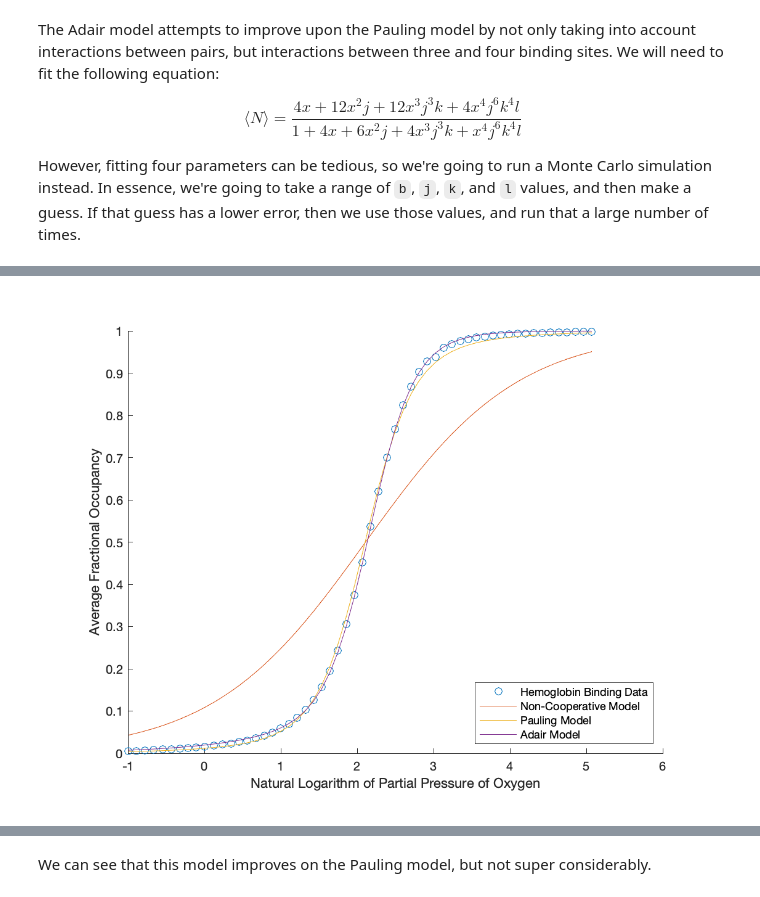
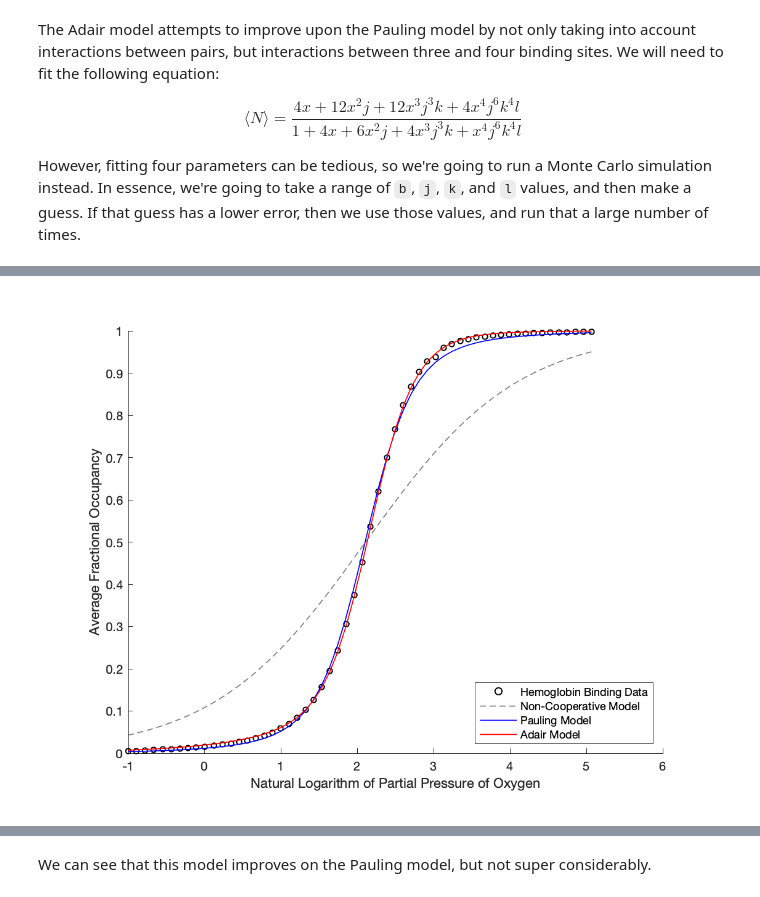
Before and after one commit to RandomKiddo/PolarisResearchProject, a Jupyter notebook: Project.ipynb, the cells around one changed output, grey strips where cells are left out. Saved outputs shown, nothing was run; the diff lists cells and outputs as text; code cells hidden in the pictures.

```diff
--- a/Project.ipynb
+++ b/Project.ipynb
@@ -341,17 +341,20 @@ best_l =
 # %%
-scatter(ln_ppo2, frac_occupancy)
+scatter(ln_ppo2, frac_occupancy, 20, "o", "LineWidth", 1)
 hold on
-plot(ln_ppo2, N)
-plot(ln_ppo2, N_coop)
-plot(ln_ppo2, N_adair)
+plot(ln_ppo2, N, "--", "LineWidth", .85)
+plot(ln_ppo2, N_coop, "LineWidth", .85)
+plot(ln_ppo2, N_adair, "LineWidth", .85)
 hold off
 xlabel("Natural Logarithm of Partial Pressure of Oxygen")
 ylabel("Average Fractional Occupancy")
 legend({"Hemoglobin Binding Data", "Non-Cooperative Model", "Pauling Model", "Adair Model"}, "location", "southeast")
 xlabel("Natural Logarithm of Partial Pressure of Oxygen")
 ylabel("Average Fractional Occupancy")
+mycolors = [0 0 0; .5 .5 .5; 0 0 1; 1 0 0];
+ax = gca;
+ax.ColorOrder = mycolors;
 # %% [output]
-[figure, old version]
+[figure, new version]
 # %%
 error = sum(abs(frac_occupancy - N_adair)) ./ length(ln_ppo2)
 # %% [output]
```
Also changed, not shown: parts of 6 cells of this notebook, 2 other files.
